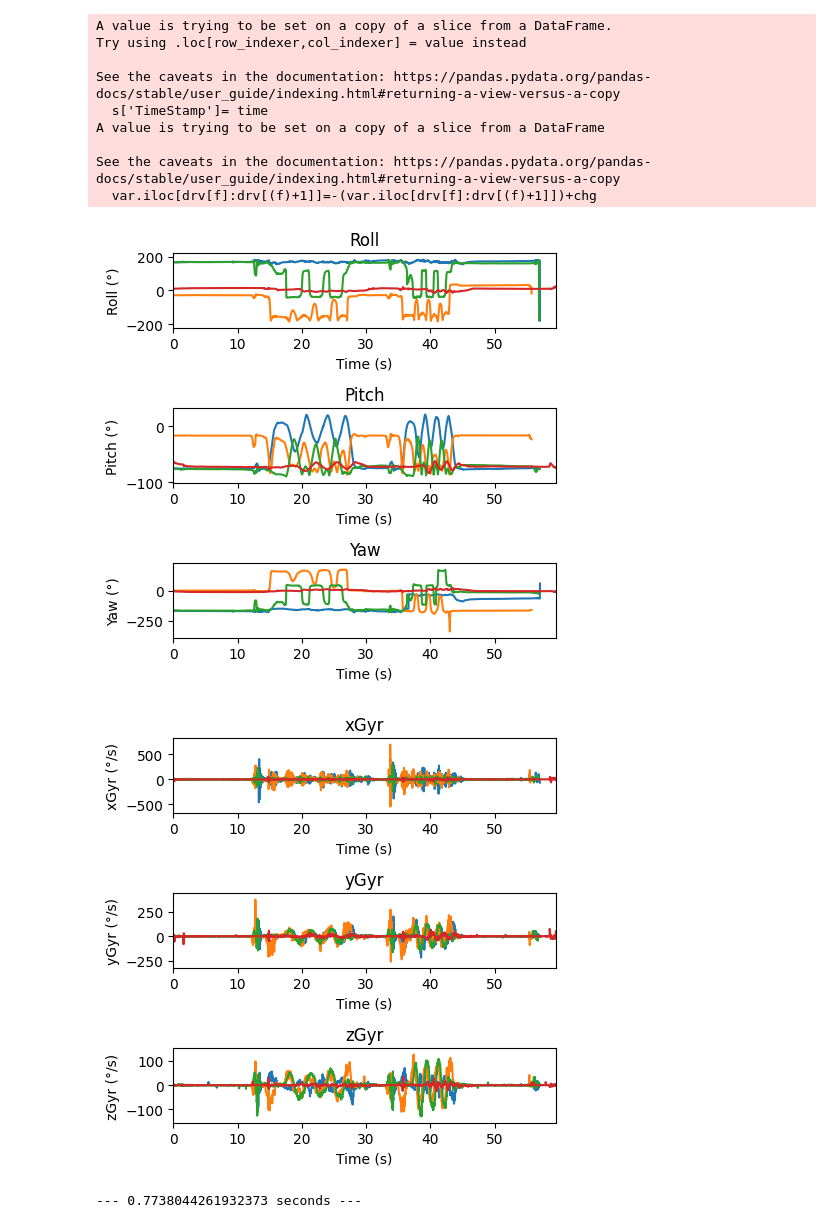
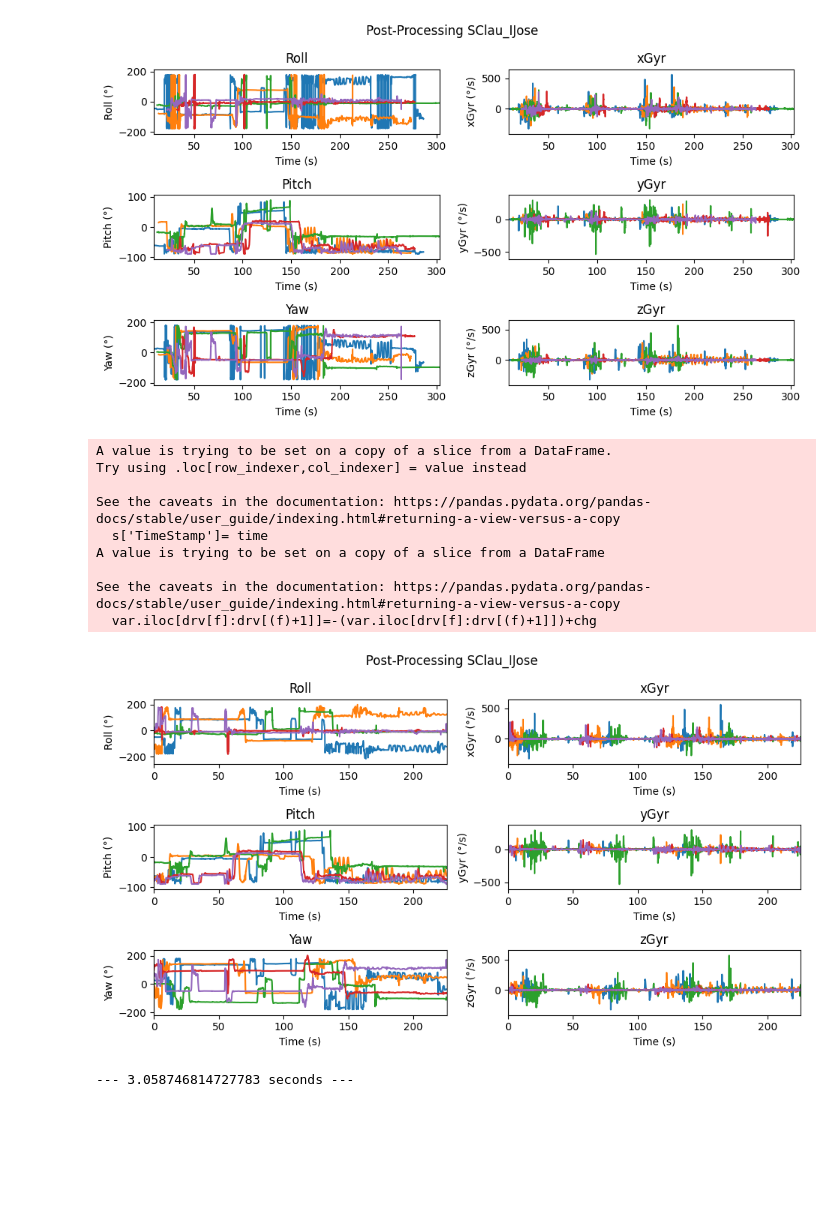
Before and after one commit to TEC-CIMB/SAM-Processing, a Jupyter notebook: Proyecto_SAM.ipynb, the cells around one changed output. Cells and saved outputs as stored; diff of their text form; code cells hidden in the pictures; blank space fills up the shorter version.

```diff
--- a/Proyecto_SAM.ipynb
+++ b/Proyecto_SAM.ipynb
@@ -189,34 +194,43 @@ def Get_Rotation_Matrix(data):
 # %%
 start_time = time.time()
 #test= input('put the name test:')
-test= 'FECad_p1'
-dir="D:/_Proyecto-SAM/2022-02-01/"+test+'/'
+test= 'SClau_IJose' #'RotCad_p1'
+dir= "D:/_Proyecto-SAM/2022_10_18/Dia_1/"+test+'/' #"D:/_Proyecto-SAM/2022-02-01/"+test+'/'
 # Load the data
 data= Load_Files(dir)
+
+# Plot the data
+Plot_Data(data,test,'Post-Processing')
+
 # Set Start to 0 Sensors(SAM).
 data= Set_Data(data)
 # Adjust angles range to a continous angles.
 data= Change_Range(data,150)
 # Oversample the data to 200 Hz.
 data= Resample(data,200)
 # Synchronize the data.
 data= Syncronize(data)
 # Resample the data to 50 Hz.
 data= Resample(data,50)
+# Make all the dataframes have the same size.
+data= Same_size(data)
+# Angle Knee.
+ang_knee= angles_Knee(data['SENSOR06'],data['SENSOR07'])
 
 # Plot the data
-Plot_Data(data)
+Plot_Data(data,test,'Post-Processing')
+
 print("--- %s seconds ---" % (time.time() - start_time))
 # %% [output]
+[figure, new version]
 A value is trying to be set on a copy of a slice from a DataFrame.
 Try using .loc[row_indexer,col_indexer] = value instead
 
 See the caveats in the documentation: https://pandas.pydata.org/pandas-docs/stable/user_guide/indexing.html#returning-a-view-versus-a-copy
   s['TimeStamp']= time
 A value is trying to be set on a copy of a slice from a DataFrame
 
 See the caveats in the documentation: https://pandas.pydata.org/pandas-docs/stable/user_guide/indexing.html#returning-a-view-versus-a-copy
   var.iloc[drv[f]:drv[(f)+1]]=-(var.iloc[drv[f]:drv[(f)+1]])+chg
-[figure, old version]
-[figure, old version]
+[figure, new version]
---- 0.7738044261932373 seconds ---
+--- 3.058746814727783 seconds ---
```
Also changed, not shown: parts of 3 cells of this notebook.
